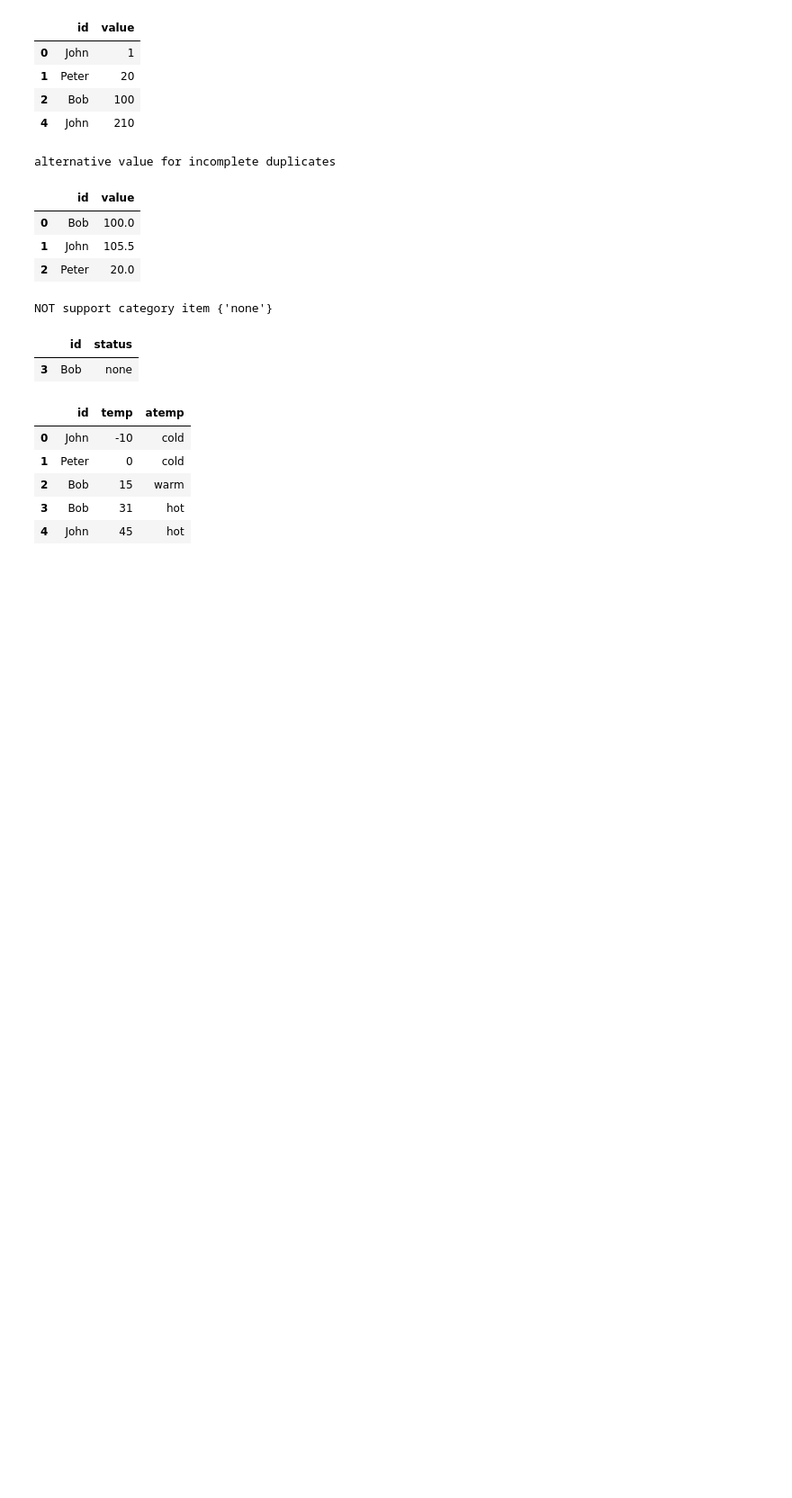
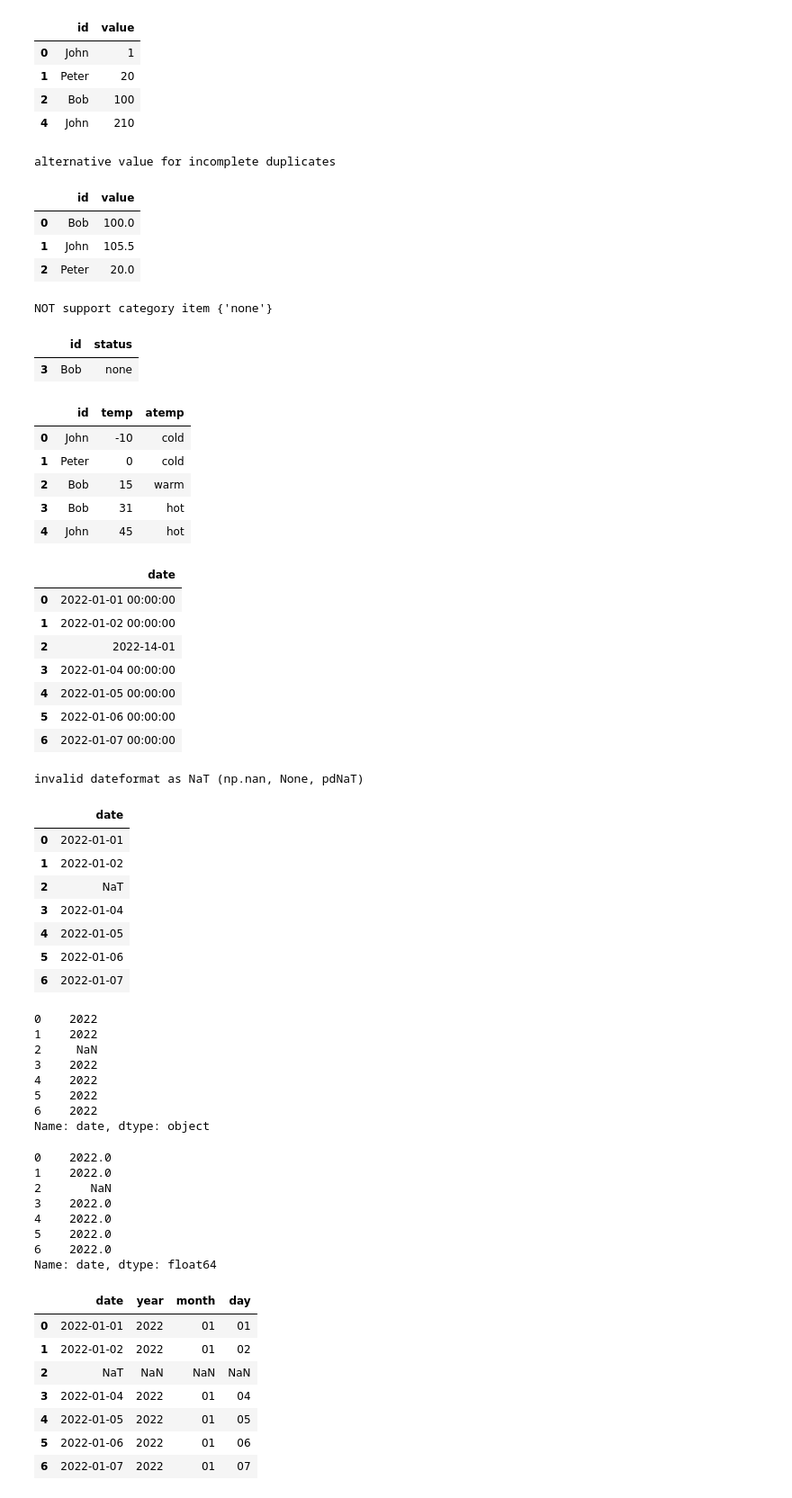
Before and after one commit to gabrielwithappy/python_study, a Jupyter notebook: Python_Basic.ipynb, the cells around one changed output. Shown at 90% size. Saved outputs shown, nothing was run; the diff lists cells and outputs as text; code cells hidden in the pictures; blank space fills up the shorter version.

```diff
--- a/Python_Basic.ipynb
+++ b/Python_Basic.ipynb
@@ -1301,3 +1301,69 @@ df
 | 2 | Bob | 15 | warm |
 | 3 | Bob | 31 | hot |
 | 4 | John | 45 | hot |
+# %%
+import pandas as pd
+import datetime as dt
+import numpy as numpy
+
+# date uniformityxd
+df = pd.DataFrame({'date': pd.date_range("2022-01-01", periods=7, freq="D")})
+df.iloc[2] = "2022-14-01"
+display(df)
+
+
+df['date'] = pd.to_datetime(df['date'],
+                            infer_datetime_format = True,
+                            errors = 'coerce')
+print("invalid dateformat as NaT (np.nan, None, pdNaT)")
+display(df)
+
+# Get Year
+df['year'] = df['date'].dt.strftime('%Y')
+display(df['date'].dt.strftime('%Y')) # string
+display(df['date'].dt.year) # number
+df['month'] = df['date'].dt.strftime('%m')
+df['day'] = df['date'].dt.strftime('%d')
+df
+# %% [output]
+|  | date |
+| 0 | 2022-01-01 00:00:00 |
+| 1 | 2022-01-02 00:00:00 |
+| 2 | 2022-14-01 |
+| 3 | 2022-01-04 00:00:00 |
+| 4 | 2022-01-05 00:00:00 |
+| 5 | 2022-01-06 00:00:00 |
+| 6 | 2022-01-07 00:00:00 |
+invalid dateformat as NaT (np.nan, None, pdNaT)
+|  | date |
+| 0 | 2022-01-01 |
+| 1 | 2022-01-02 |
+| 2 | NaT |
+| 3 | 2022-01-04 |
+| 4 | 2022-01-05 |
+| 5 | 2022-01-06 |
+| 6 | 2022-01-07 |
+0    2022
+1    2022
+2     NaN
+3    2022
+4    2022
+5    2022
+6    2022
+Name: date, dtype: object
+0    2022.0
+1    2022.0
+2       NaN
+3    2022.0
+4    2022.0
+5    2022.0
+6    2022.0
+Name: date, dtype: float64
+|  | date | year | month | day |
+| 0 | 2022-01-01 | 2022 | 01 | 01 |
+| 1 | 2022-01-02 | 2022 | 01 | 02 |
+| 2 | NaT | NaN | NaN | NaN |
+| 3 | 2022-01-04 | 2022 | 01 | 04 |
+| 4 | 2022-01-05 | 2022 | 01 | 05 |
+| 5 | 2022-01-06 | 2022 | 01 | 06 |
+| 6 | 2022-01-07 | 2022 | 01 | 07 |
```
Also changed, not shown: parts of 6 cells of this notebook.
